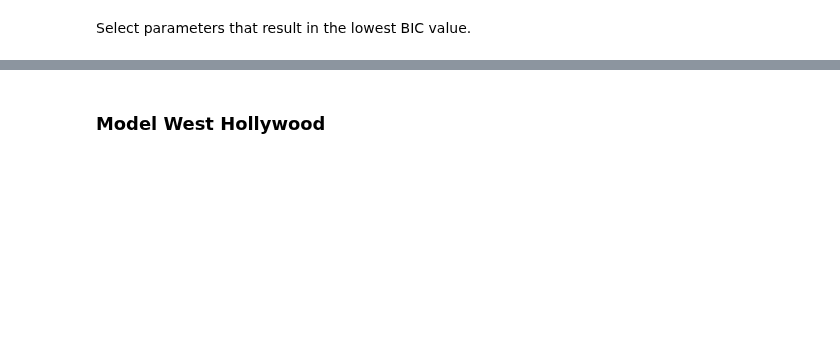
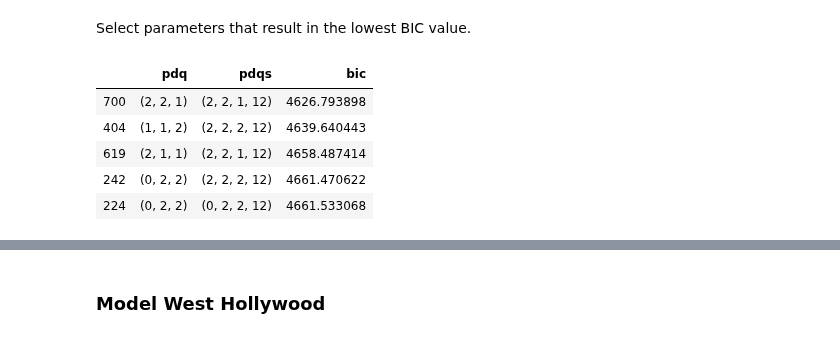
Before and after one commit to JessicaFB/Apple-vs-Android-Twitter-NLP, a Jupyter notebook: los_angeles_real_estate_notebook.ipynb, the cells around one changed output, grey strips where cells are left out. Cells and saved outputs as stored; diff of their text form; code cells hidden in the pictures; blank space fills up the shorter version.

```diff
--- a/los_angeles_real_estate_notebook.ipynb
+++ b/los_angeles_real_estate_notebook.ipynb
@@ -397,8 +397,19 @@ SARIMAX (2, 2, 0) x (2, 2, 1, 12)12 : BIC Calculated =4809.705252384413
 Select parameters that result in the lowest BIC value.
 # %%
 # Find the parameters with minimal BIC value
+
+# Convert into dataframe
 ans_df = pd.DataFrame(ans, columns=['pdq', 'pdqs', 'bic'])
-ans_df.loc[ans_df['bic'].idxmin()]
+
+# Sort and print top 5 combinations
+ans_df.sort_values(by=['bic'],ascending=True)[0:5]
+# %% [output]
+|  | pdq | pdqs | bic |
+| 700 | (2, 2, 1) | (2, 2, 1, 12) | 4626.793898 |
+| 404 | (1, 1, 2) | (2, 2, 2, 12) | 4639.640443 |
+| 619 | (2, 1, 1) | (2, 2, 1, 12) | 4658.487414 |
+| 242 | (0, 2, 2) | (2, 2, 2, 12) | 4661.470622 |
+| 224 | (0, 2, 2) | (0, 2, 2, 12) | 4661.533068 |
 # %% [markdown]
 ## Build Model w/Optimal Parameters
 
```
Also changed, not shown: parts of 13 cells of this notebook.
